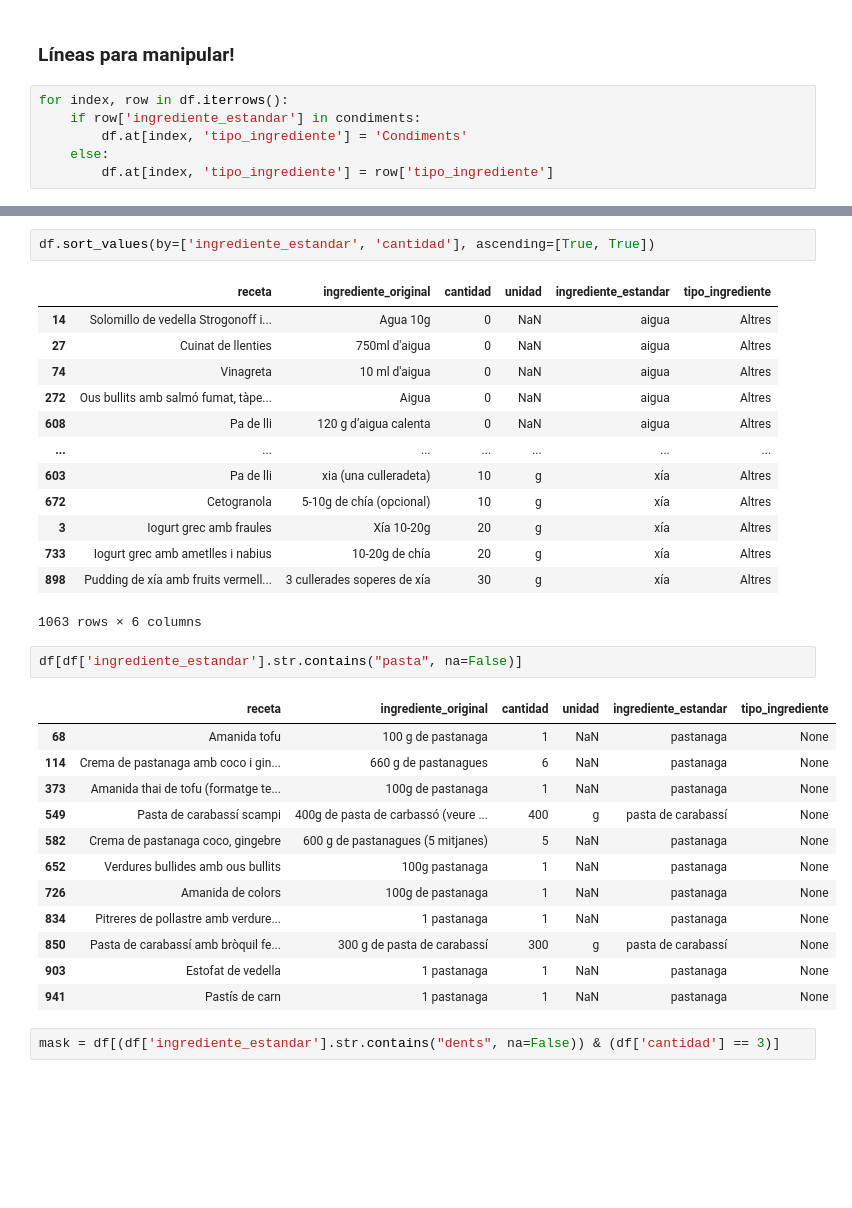
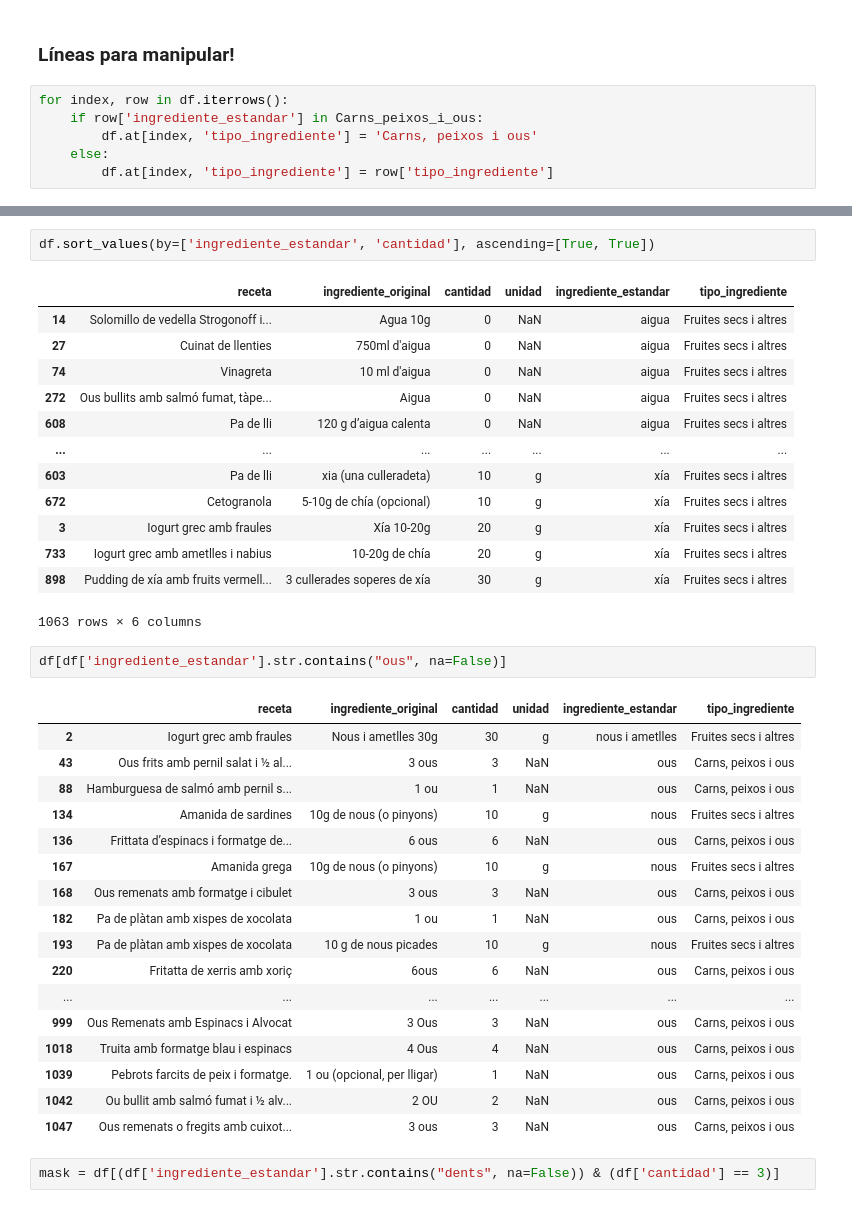
Before and after one commit to TonioDominguez/nutri_test, a Jupyter notebook: estandarizacion_en_detalle.ipynb, the cells around one changed output, grey strips where cells are left out. Cells and saved outputs as stored; diff of their text form; blank space fills up the shorter version.

Commit message:
nueva clasificacion ingredientes + cambios doc exportado

```diff
--- a/estandarizacion_en_detalle.ipynb
+++ b/estandarizacion_en_detalle.ipynb
@@ -39,8 +39,8 @@ df['ingrediente_estandar'].nunique()
 ### Líneas para manipular!
 # %%
 for index, row in df.iterrows():
-    if row['ingrediente_estandar'] in condiments:
-        df.at[index, 'tipo_ingrediente'] = 'Condiments'
+    if row['ingrediente_estandar'] in Carns_peixos_i_ous:
+        df.at[index, 'tipo_ingrediente'] = 'Carns, peixos i ous'
     else:
         df.at[index, 'tipo_ingrediente'] = row['tipo_ingrediente']
 # %%
@@ -61,33 +58,38 @@ Name: count, dtype: int64
 df.sort_values(by=['ingrediente_estandar', 'cantidad'], ascending=[True, True])
 # %% [output]
 |  | receta | ingrediente_original | cantidad | unidad | ingrediente_estandar | tipo_ingrediente |
-| 14 | Solomillo de vedella Strogonoff i... | Agua 10g | 0 | NaN | aigua | Altres |
-| 27 | Cuinat de llenties | 750ml d'aigua | 0 | NaN | aigua | Altres |
-| 74 | Vinagreta | 10 ml d'aigua | 0 | NaN | aigua | Altres |
-| 272 | Ous bullits amb salmó fumat, tàpe... | Aigua | 0 | NaN | aigua | Altres |
-| 608 | Pa de lli | 120 g d’aigua calenta | 0 | NaN | aigua | Altres |
+| 14 | Solomillo de vedella Strogonoff i... | Agua 10g | 0 | NaN | aigua | Fruites secs i altres |
+| 27 | Cuinat de llenties | 750ml d'aigua | 0 | NaN | aigua | Fruites secs i altres |
+| 74 | Vinagreta | 10 ml d'aigua | 0 | NaN | aigua | Fruites secs i altres |
+| 272 | Ous bullits amb salmó fumat, tàpe... | Aigua | 0 | NaN | aigua | Fruites secs i altres |
+| 608 | Pa de lli | 120 g d’aigua calenta | 0 | NaN | aigua | Fruites secs i altres |
 | ... | ... | ... | ... | ... | ... | ... |
-| 603 | Pa de lli | xia (una culleradeta) | 10 | g | xía | Altres |
-| 672 | Cetogranola | 5-10g de chía (opcional) | 10 | g | xía | Altres |
-| 3 | Iogurt grec amb fraules | Xía 10-20g | 20 | g | xía | Altres |
-| 733 | Iogurt grec amb ametlles i nabius | 10-20g de chía | 20 | g | xía | Altres |
-| 898 | Pudding de xía amb fruits vermell... | 3 cullerades soperes de xía | 30 | g | xía | Altres |
+| 603 | Pa de lli | xia (una culleradeta) | 10 | g | xía | Fruites secs i altres |
+| 672 | Cetogranola | 5-10g de chía (opcional) | 10 | g | xía | Fruites secs i altres |
+| 3 | Iogurt grec amb fraules | Xía 10-20g | 20 | g | xía | Fruites secs i altres |
+| 733 | Iogurt grec amb ametlles i nabius | 10-20g de chía | 20 | g | xía | Fruites secs i altres |
+| 898 | Pudding de xía amb fruits vermell... | 3 cullerades soperes de xía | 30 | g | xía | Fruites secs i altres |
 1063 rows × 6 columns
 # %%
-df[df['ingrediente_estandar'].str.contains("pasta", na=False)]
+df[df['ingrediente_estandar'].str.contains("ous", na=False)]
 # %% [output]
 |  | receta | ingrediente_original | cantidad | unidad | ingrediente_estandar | tipo_ingrediente |
-| 68 | Amanida tofu | 100 g de pastanaga | 1 | NaN | pastanaga | None |
-| 114 | Crema de pastanaga amb coco i gin... | 660 g de pastanagues | 6 | NaN | pastanaga | None |
-| 373 | Amanida thai de tofu (formatge te... | 100g de pastanaga | 1 | NaN | pastanaga | None |
-| 549 | Pasta de carabassí scampi | 400g de pasta de carbassó (veure ... | 400 | g | pasta de carabassí | None |
-| 582 | Crema de pastanaga coco, gingebre | 600 g de pastanagues (5 mitjanes) | 5 | NaN | pastanaga | None |
-| 652 | Verdures bullides amb ous bullits | 100g pastanaga | 1 | NaN | pastanaga | None |
-| 726 | Amanida de colors | 100g de pastanaga | 1 | NaN | pastanaga | None |
-| 834 | Pitreres de pollastre amb verdure... | 1 pastanaga | 1 | NaN | pastanaga | None |
-| 850 | Pasta de carabassí amb bròquil fe... | 300 g de pasta de carabassí | 300 | g | pasta de carabassí | None |
-| 903 | Estofat de vedella | 1 pastanaga | 1 | NaN | pastanaga | None |
-| 941 | Pastís de carn | 1 pastanaga | 1 | NaN | pastanaga | None |
+| 2 | Iogurt grec amb fraules | Nous i ametlles 30g | 30 | g | nous i ametlles | Fruites secs i altres |
+| 43 | Ous frits amb pernil salat i ½ al... | 3 ous | 3 | NaN | ous | Carns, peixos i ous |
+| 88 | Hamburguesa de salmó amb pernil s... | 1 ou | 1 | NaN | ous | Carns, peixos i ous |
+| 134 | Amanida de sardines | 10g de nous (o pinyons) | 10 | g | nous | Fruites secs i altres |
+| 136 | Frittata d’espinacs i formatge de... | 6 ous | 6 | NaN | ous | Carns, peixos i ous |
+| 167 | Amanida grega | 10g de nous (o pinyons) | 10 | g | nous | Fruites secs i altres |
+| 168 | Ous remenats amb formatge i cibulet | 3 ous | 3 | NaN | ous | Carns, peixos i ous |
+| 182 | Pa de plàtan amb xispes de xocolata | 1 ou | 1 | NaN | ous | Carns, peixos i ous |
+| 193 | Pa de plàtan amb xispes de xocolata | 10 g de nous picades | 10 | g | nous | Fruites secs i altres |
+| 220 | Fritatta de xerris amb xoriç | 6ous | 6 | NaN | ous | Carns, peixos i ous |
+| ... | ... | ... | ... | ... | ... | ... |
+| 999 | Ous Remenats amb Espinacs i Alvocat | 3 Ous | 3 | NaN | ous | Carns, peixos i ous |
+| 1018 | Truita amb formatge blau i espinacs | 4 Ous | 4 | NaN | ous | Carns, peixos i ous |
+| 1039 | Pebrots farcits de peix i formatge. | 1 ou (opcional, per lligar) | 1 | NaN | ous | Carns, peixos i ous |
+| 1042 | Ou bullit amb salmó fumat i ½ alv... | 2 OU | 2 | NaN | ous | Carns, peixos i ous |
+| 1047 | Ous remenats o fregits amb cuixot... | 3 ous | 3 | NaN | ous | Carns, peixos i ous |
 # %%
 mask = df[(df['ingrediente_estandar'].str.contains("dents", na=False)) & (df['cantidad'] == 3)]
 # %%
```
Also changed, not shown: parts of 5 cells of this notebook, 3 other files.
